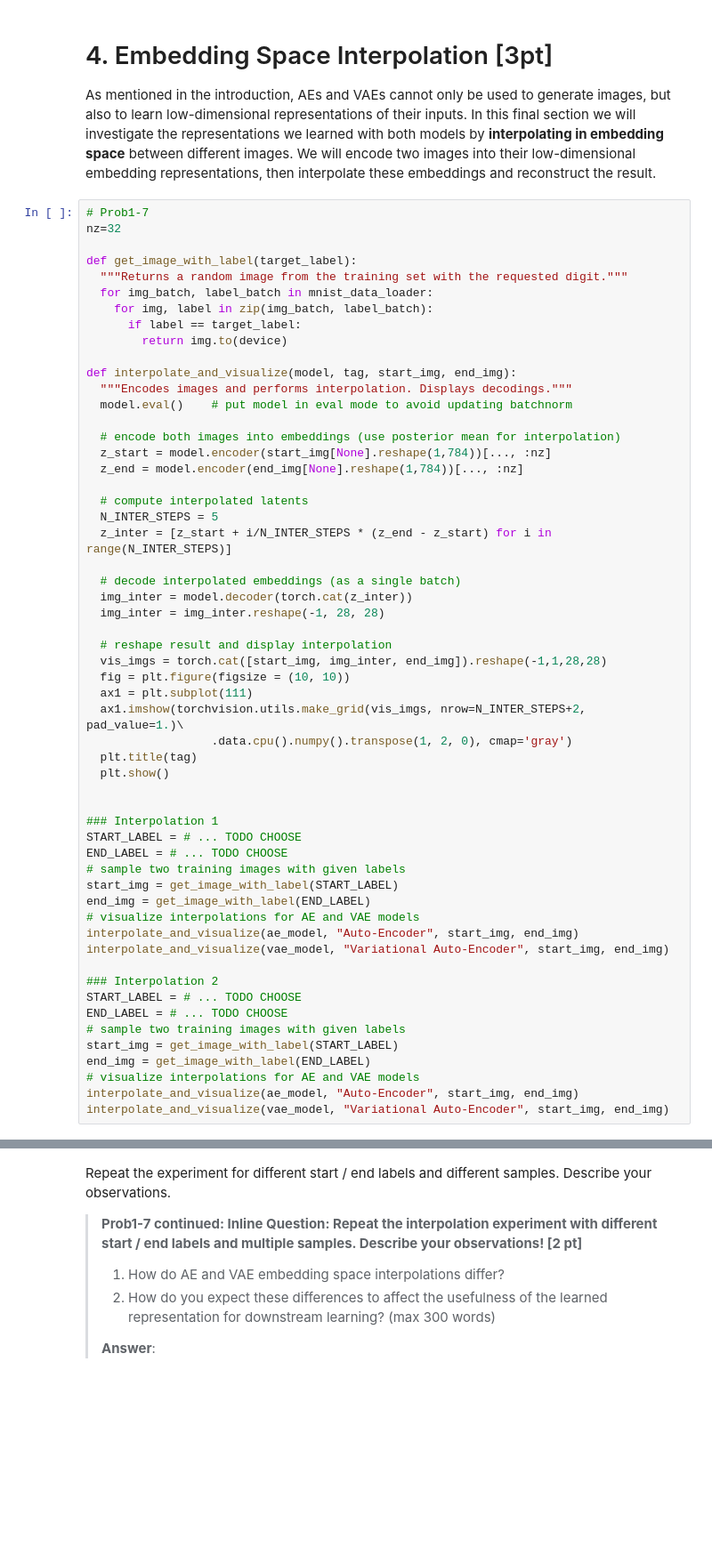
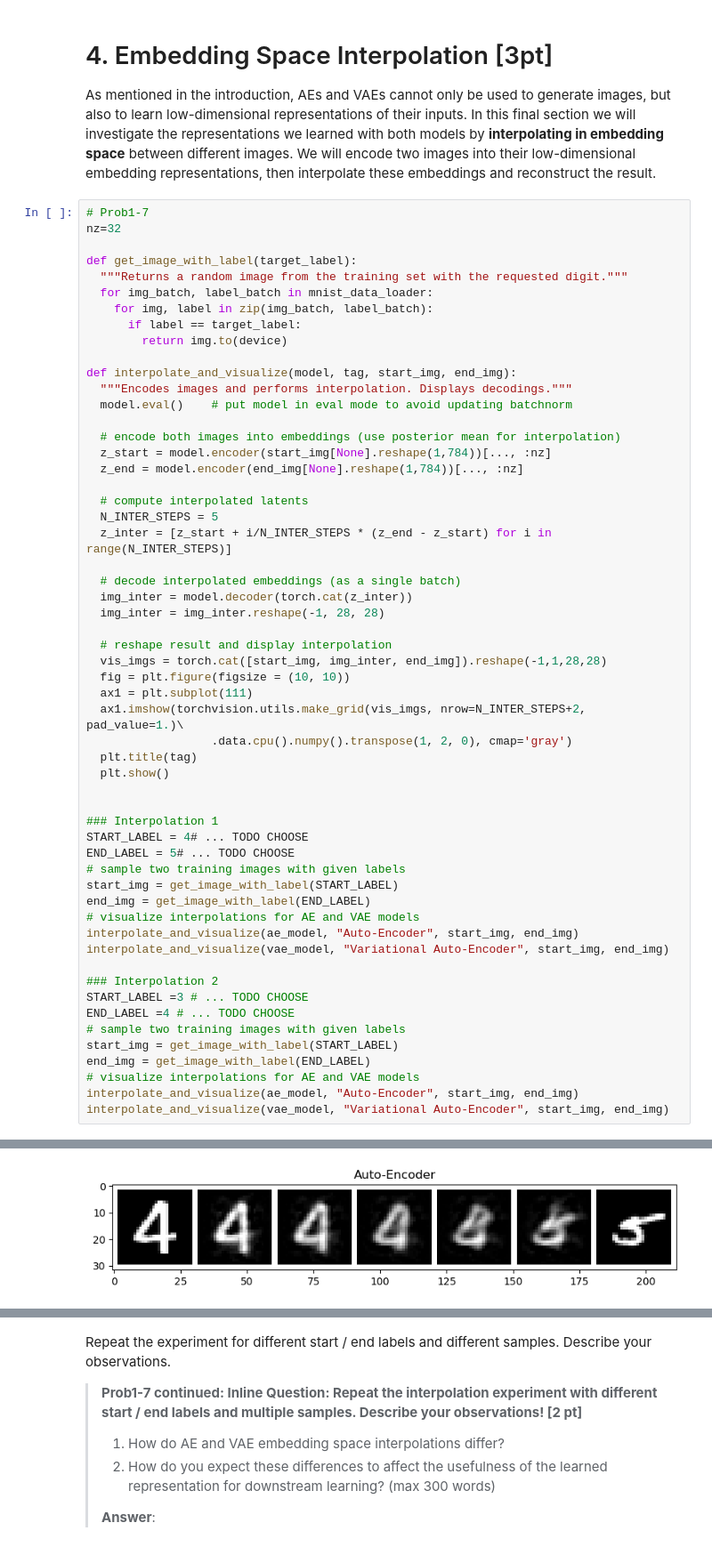
Before and after one commit to emanueltesfa/GAN-VAE, a Jupyter notebook: Problem1_VAE_v0.ipynb, the cells around one changed output, grey strips where cells are left out. Shown at 89% size. Drawn from its saved outputs; the diff is of its cells as text; blank space fills up the shorter version.

```diff
--- a/Problem1_VAE_v0.ipynb
+++ b/Problem1_VAE_v0.ipynb
@@ -946,8 +897,8 @@ def interpolate_and_visualize(model, tag, start_img, end_img):
 
 
 ### Interpolation 1
-START_LABEL = # ... TODO CHOOSE
-END_LABEL = # ... TODO CHOOSE
+START_LABEL = 4# ... TODO CHOOSE
+END_LABEL = 5# ... TODO CHOOSE
 # sample two training images with given labels
 start_img = get_image_with_label(START_LABEL)
 end_img = get_image_with_label(END_LABEL)
@@ -956,11 +907,12 @@ interpolate_and_visualize(ae_model, "Auto-Encoder", start_img, end_img)
 interpolate_and_visualize(vae_model, "Variational Auto-Encoder", start_img, end_img)
 
 ### Interpolation 2
-START_LABEL = # ... TODO CHOOSE
-END_LABEL = # ... TODO CHOOSE
+START_LABEL =3 # ... TODO CHOOSE
+END_LABEL =4 # ... TODO CHOOSE
 # sample two training images with given labels
 start_img = get_image_with_label(START_LABEL)
 end_img = get_image_with_label(END_LABEL)
 # visualize interpolations for AE and VAE models
 interpolate_and_visualize(ae_model, "Auto-Encoder", start_img, end_img)
 interpolate_and_visualize(vae_model, "Variational Auto-Encoder", start_img, end_img)
+# %% [output]
@@ -966,0 +920 @@ interpolate_and_visualize(vae_model, "Variational Auto-Encoder", start_img, end_
+[figure, added]
```
Also changed, not shown: parts of 10 cells of this notebook, 3 other files.
